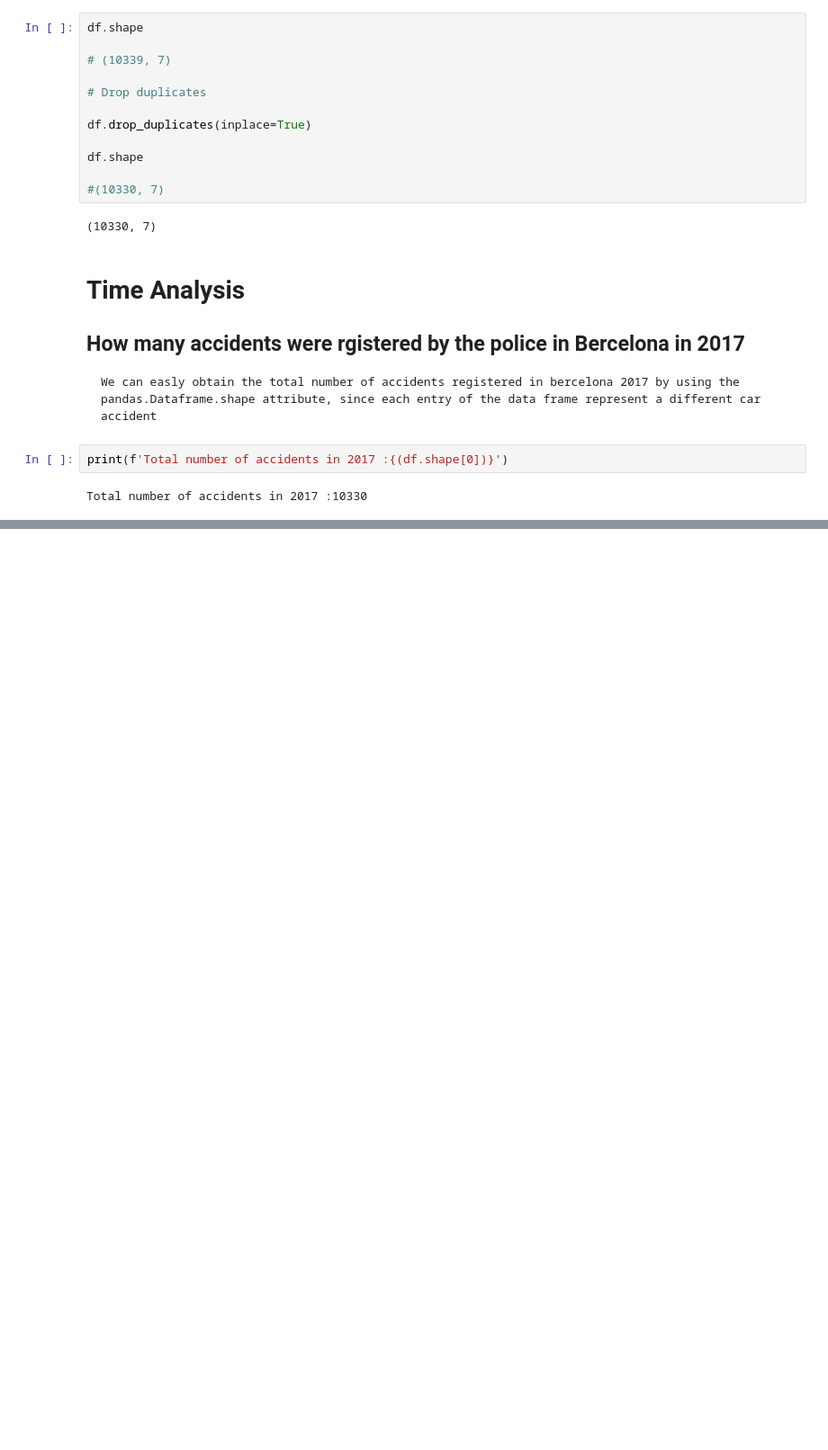
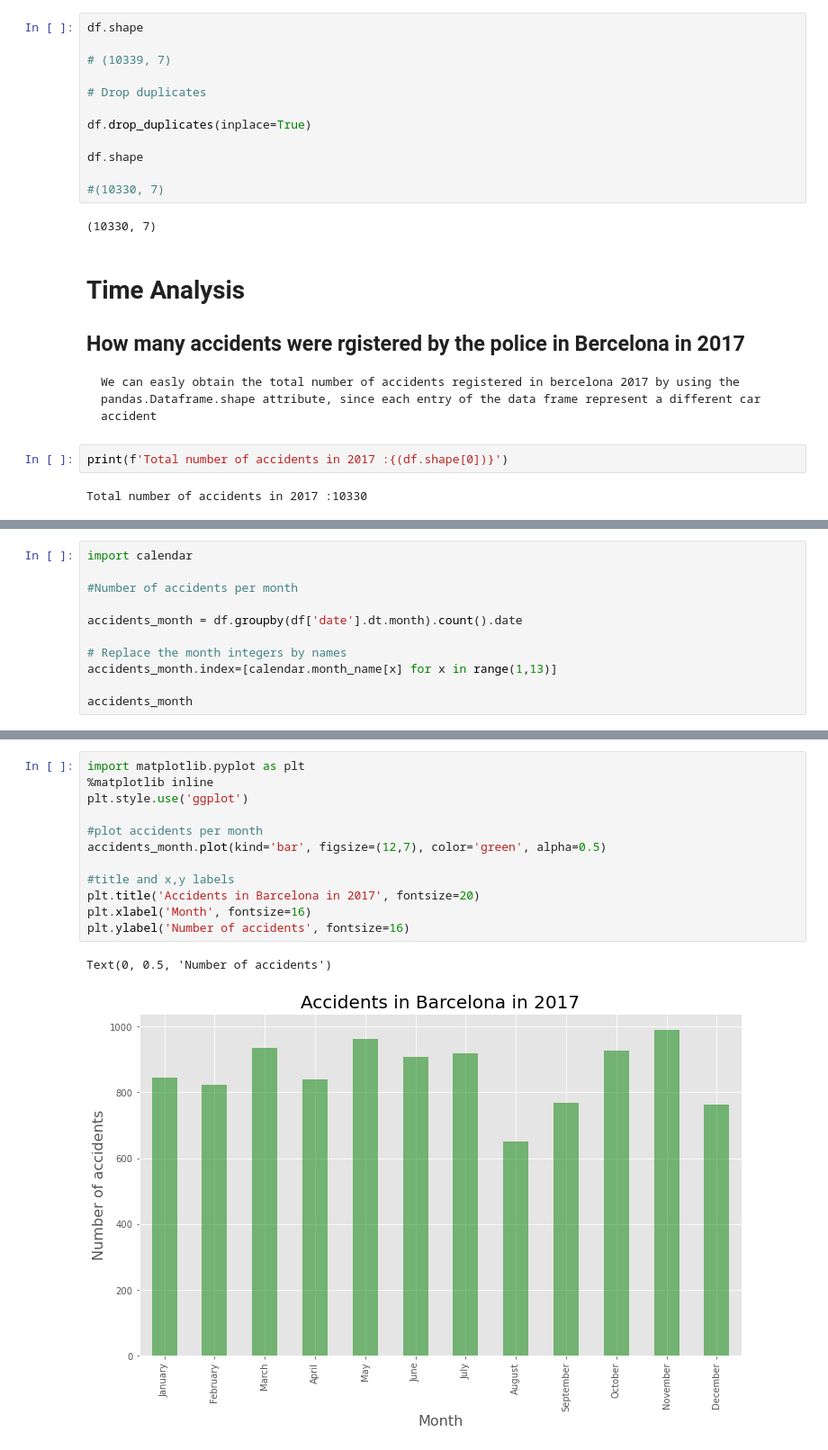
Before and after one commit to masinde70/MachineLearning_Applications_Deep_Neural_Networks, a Jupyter notebook: Barcelona_data.ipynb, the cells around one changed output, grey strips where cells are left out. Shown at 90% size. Cells and saved outputs as stored; diff of their text form; blank space fills up the shorter version.

```diff
--- a/Barcelona_data.ipynb
+++ b/Barcelona_data.ipynb
@@ -269,0 +272,11 @@ Total number of accidents in 2017 :10330
+# %%
+import calendar
+
+#Number of accidents per month
+
+accidents_month = df.groupby(df['date'].dt.month).count().date
+
+# Replace the month integers by names
+accidents_month.index=[calendar.month_name[x] for x in range(1,13)]
+
+accidents_month
@@ -269,0 +297,15 @@ Total number of accidents in 2017 :10330
+# %%
+import matplotlib.pyplot as plt
+%matplotlib inline
+plt.style.use('ggplot')
+
+#plot accidents per month
+accidents_month.plot(kind='bar', figsize=(12,7), color='green', alpha=0.5)
+
+#title and x,y labels
+plt.title('Accidents in Barcelona in 2017', fontsize=20)
+plt.xlabel('Month', fontsize=16)
+plt.ylabel('Number of accidents', fontsize=16)
+# %% [output]
+Text(0, 0.5, 'Number of accidents')
+[figure, added]
```
Also changed, not shown: parts of 12 cells of this notebook.
